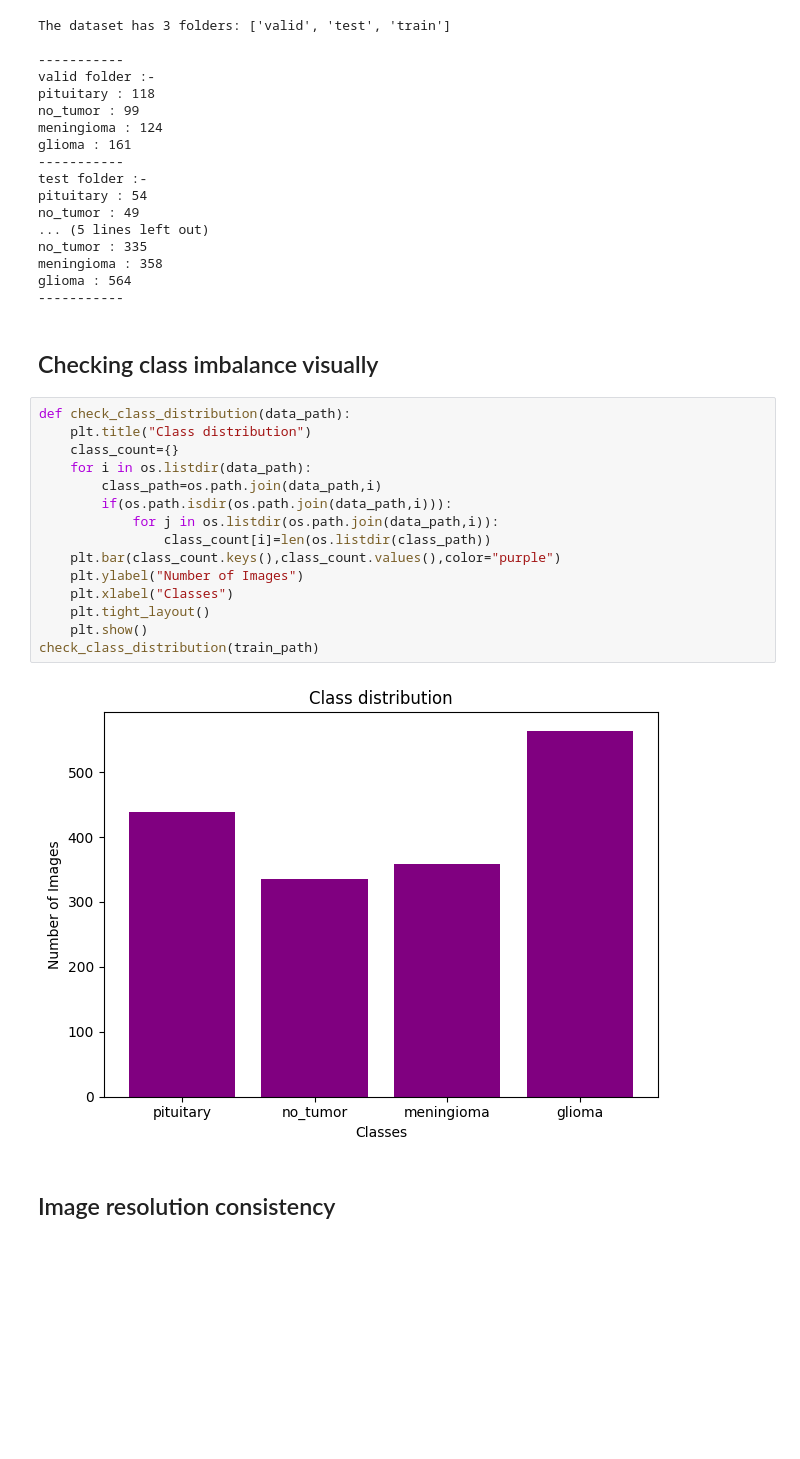
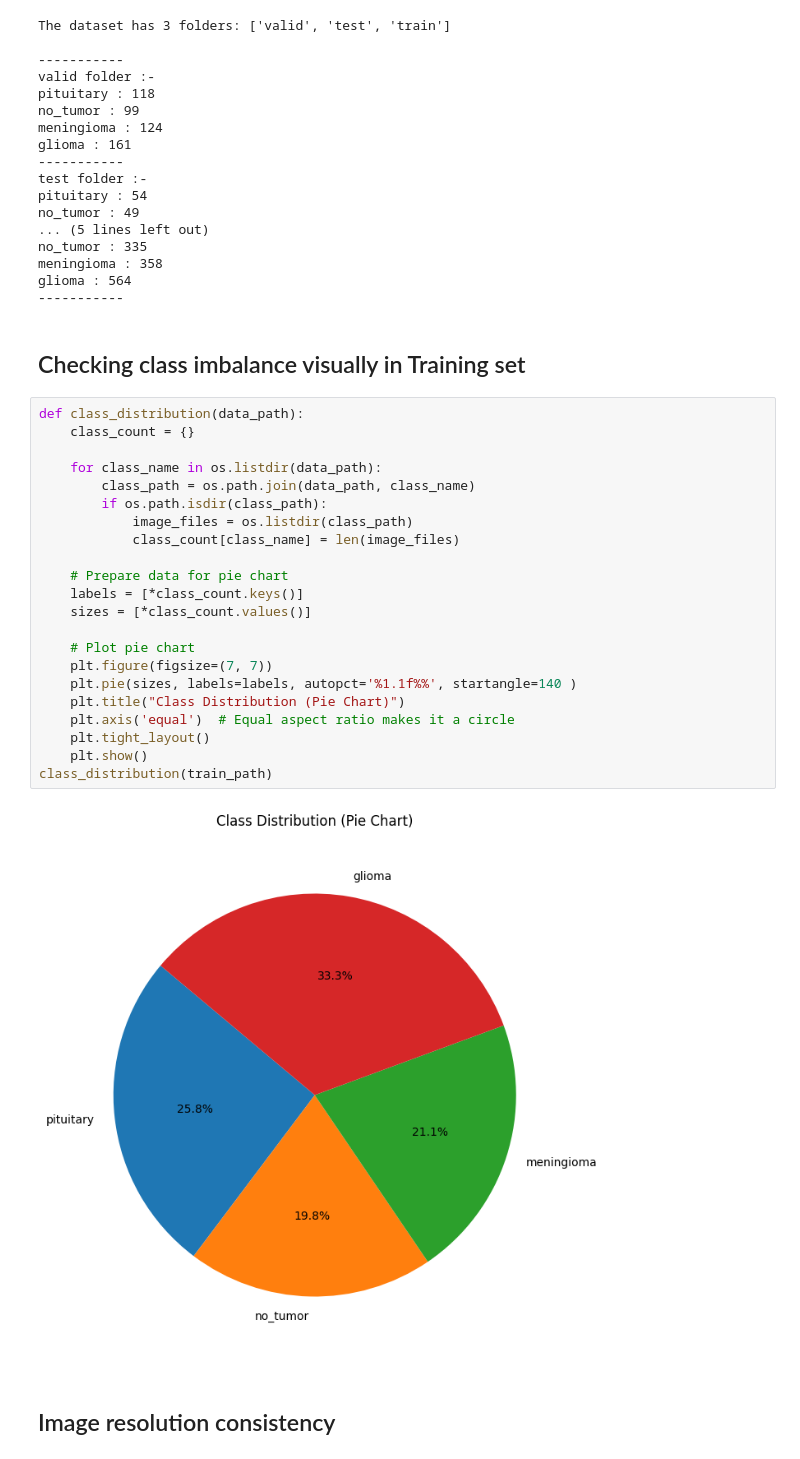
Before and after one commit to Jan2309jr/Brain-Tumor-MRI-Image-Classification, a Jupyter notebook: brain-tumor-detection.ipynb, the cells around one changed output. Drawn from its saved outputs; the diff is of its cells as text; blank space fills up the shorter version.

```diff
--- a/brain-tumor-detection.ipynb
+++ b/brain-tumor-detection.ipynb
@@ -154,24 +118,31 @@ meningioma : 358
 glioma : 564
 -----------
 # %% [markdown]
-## Checking class imbalance visually
+## Checking class imbalance visually in Training set
-# %%
-def check_class_distribution(data_path):
-    plt.title("Class distribution")
-    class_count={}
-    for i in os.listdir(data_path):
-        class_path=os.path.join(data_path,i)
-        if(os.path.isdir(os.path.join(data_path,i))):
-            for j in os.listdir(os.path.join(data_path,i)):
-                class_count[i]=len(os.listdir(class_path))
-    plt.bar(class_count.keys(),class_count.values(),color="purple")
-    plt.ylabel("Number of Images")
-    plt.xlabel("Classes")
-    plt.tight_layout()
-    plt.show()
-check_class_distribution(train_path)
-# %% [output]
-[figure, removed]
+# %%
+def class_distribution(data_path):
+    class_count = {}
+
+    for class_name in os.listdir(data_path):
+        class_path = os.path.join(data_path, class_name)
+        if os.path.isdir(class_path):
+            image_files = os.listdir(class_path)
+            class_count[class_name] = len(image_files)
+
+    # Prepare data for pie chart
+    labels = [*class_count.keys()]
+    sizes = [*class_count.values()]
+
+    # Plot pie chart
+    plt.figure(figsize=(7, 7))
+    plt.pie(sizes, labels=labels, autopct='%1.1f%%', startangle=140 )
+    plt.title("Class Distribution (Pie Chart)")
+    plt.axis('equal')  # Equal aspect ratio makes it a circle
+    plt.tight_layout()
+    plt.show()
+class_distribution(train_path)
+# %% [output]
+[figure, added]
 # %% [markdown]
 ## Image resolution consistency
 # %%
```
Also changed, not shown: parts of 26 cells of this notebook.
